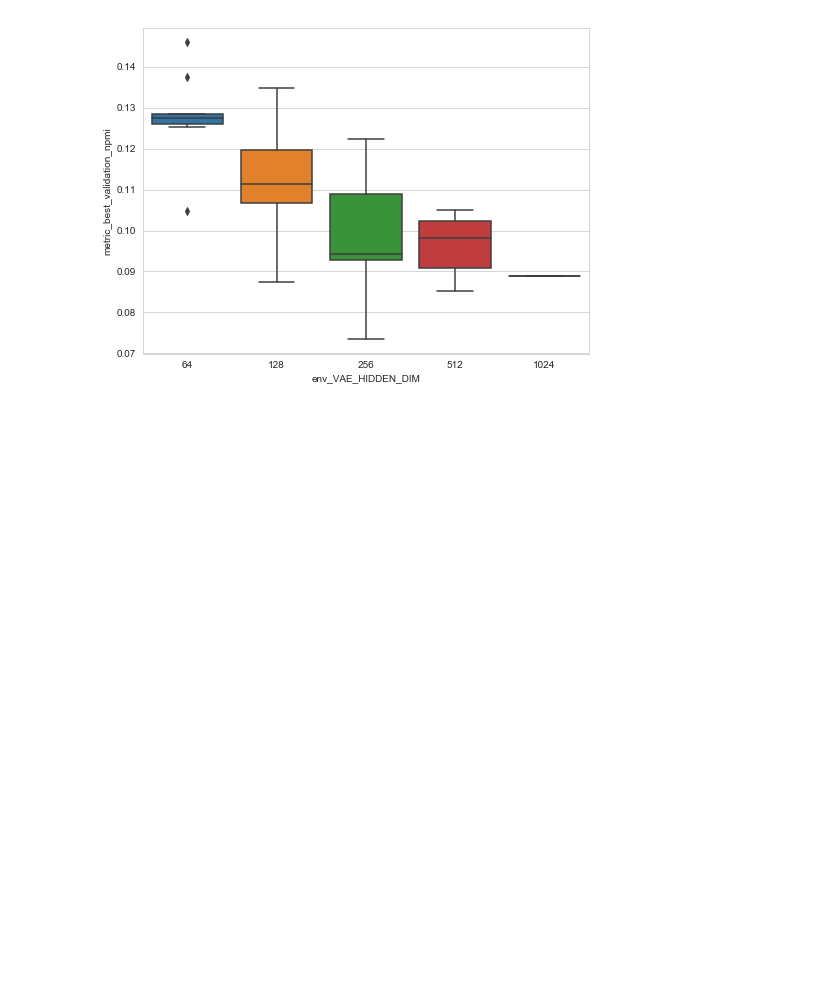
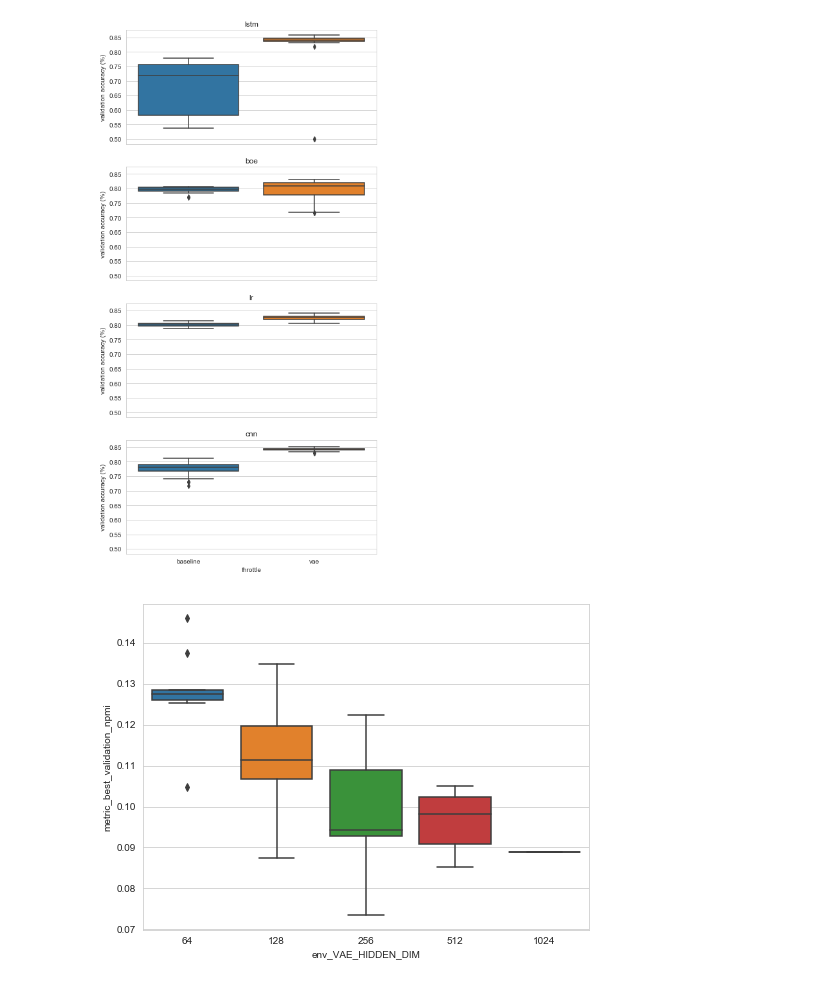
Before and after one commit to allenai/vampire, a Jupyter notebook: results/figures.ipynb, the cells around one changed output. Saved outputs shown, nothing was run; the diff lists cells and outputs as text; code cells hidden in the pictures; blank space fills up the shorter version.

Commit message:
added pretrained data for IMDB, more plotting helpers

```diff
--- a/results/figures.ipynb
+++ b/results/figures.ipynb
@@ -3,3 +5,10 @@ from generate_figures import GenerateBaselinePlots, GenerateVAEPlots, GeneratePr
 # %%
-DATA_DIR = "/Users/suching/Github/vae/results/csv/vae"
+BASELINE_DIR = "/Users/suching/Github/vae/results/csv/baseline"
+VAE_DIR = "/Users/suching/Github/vae/results/csv/vae"
+PRETRAINED_DIR = "/Users/suching/Github/vae/results/csv/pretrained"
+
 DATASETS = ["IMDB", "AGNEWS"]
+# %%
+GPP = GeneratePretrainPlots(baseline=os.path.join(BASELINE_DIR, "IMDB", "master.csv"),
+                            vae=os.path.join(PRETRAINED_DIR, "+vae", "master.csv"),
+                            dataset_name="IMDB")
@@ -6,2 +23,6 @@ DATASETS = ["IMDB", "AGNEWS"]
+# %%
+GPP.boxplot_global_compare_at_throttle(500, by_clf=True)
+# %% [output]
+[figure, added]
 # %%
 for dataset in DATASETS:
```
Also changed, not shown: parts of 3 cells of this notebook, 7 other files.
